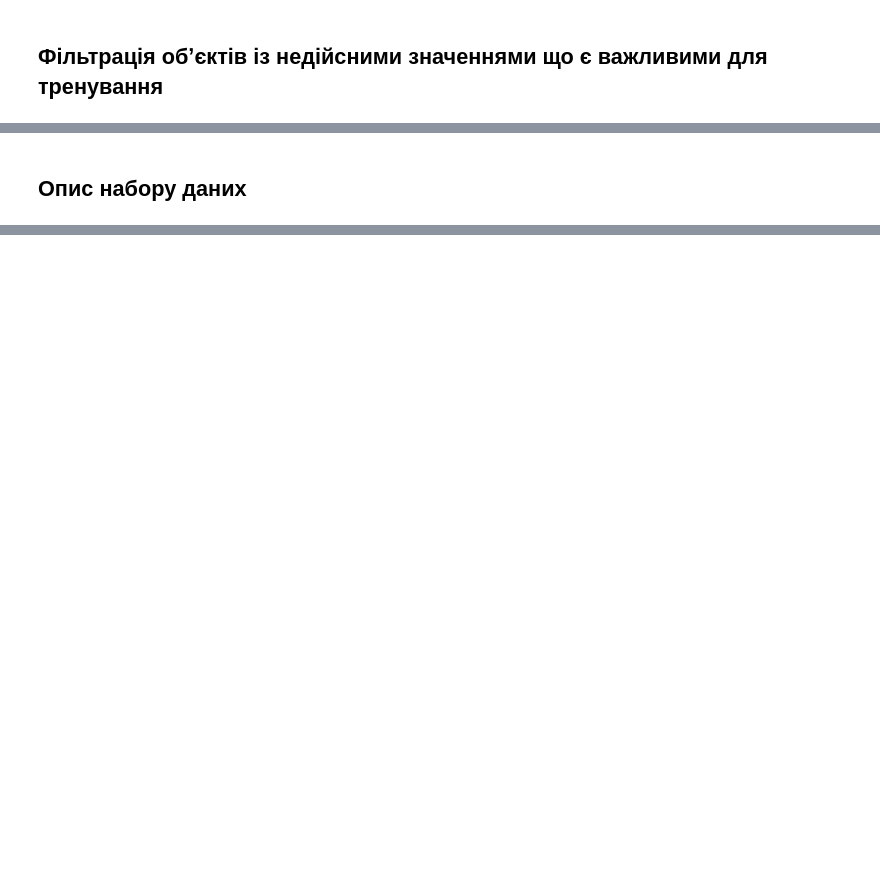
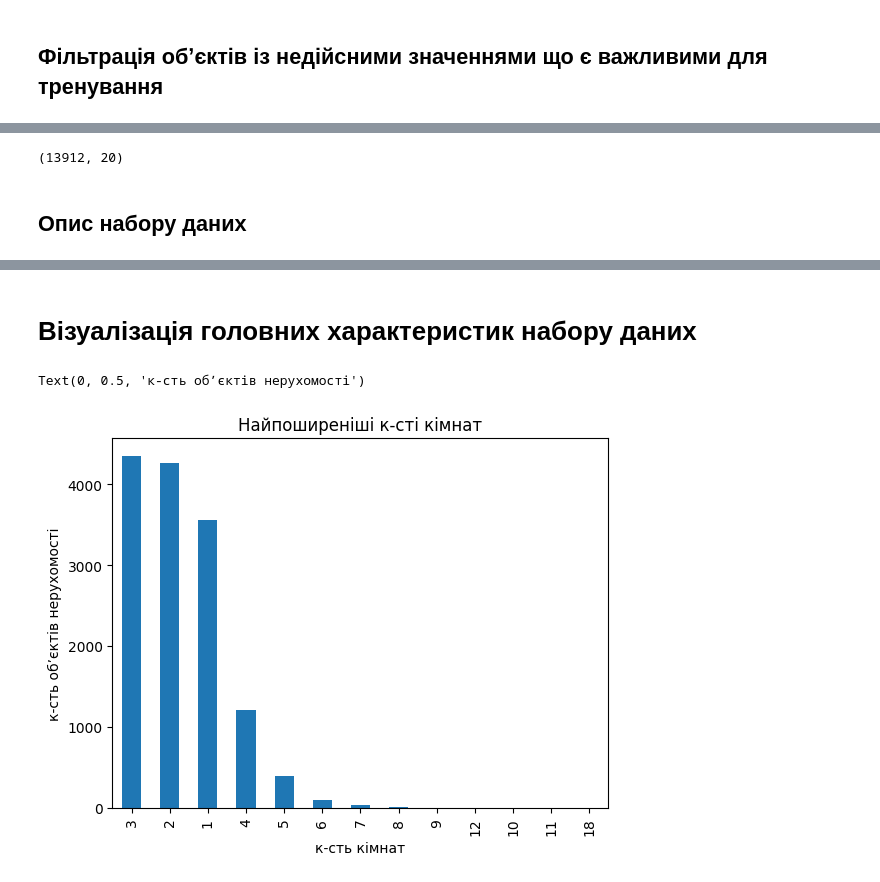
Before and after one commit to Acousticdesk/course-project-data-analysis, a Jupyter notebook: Real Estate Dataset Analysis.ipynb, the cells around one changed output, grey strips where cells are left out. Cells and saved outputs as stored; diff of their text form; code cells hidden in the pictures; blank space fills up the shorter version.

```diff
--- a/Real Estate Dataset Analysis.ipynb
+++ b/Real Estate Dataset Analysis.ipynb
@@ -64,5 +65,0 @@ Length: 20, dtype: object
-# %%
-DOLLAR_EXCHANGE_RATE=36.56
-
-df.loc[df['currency'] == 'USD', 'price'] = df['price'] * DOLLAR_EXCHANGE_RATE
-df['currency'] = 'UAH'
@@ -85,0 +68,5 @@ df[['price', 'currency']]
+# %%
+DOLLAR_EXCHANGE_RATE=36.56
+
+df.loc[df['currency'] == 'UAH', 'price'] = df['price'] / DOLLAR_EXCHANGE_RATE
+df['currency'] = 'USD'
@@ -131,3 +128,10 @@ df.shape
+# %%
+# очистка набору даних від дублікатів
+df = df.loc[~df.duplicated()].reset_index(drop=True).copy()
+# форма набору даних після очистки
+df.shape
+# %% [output]
+(13912, 20)
 # %% [markdown]
 ## Опис набору даних
 # %%
@@ -142,3 +146,12 @@ df.describe()
 | 50% | 3.799587e+08 | 3.656000e+06 | 1519.000000 | 2.000000 | 71.000000 | 37.500000 | 13.000000 | 8.000000 | 16.000000 | ... |
 | 75% | 3.807865e+08 | 6.763600e+06 | 2262.250000 | 3.000000 | 98.000000 | 53.000000 | 19.000000 | 14.000000 | 25.000000 | ... |
 | max | 3.811202e+08 | 4.021600e+08 | 341633.000000 | 18.000000 | 1000.000000 | 450.000000 | 215.000000 | 117.000000 | 55.000000 | ... |
+# %% [markdown]
+# Візуалізація головних характеристик набору даних
+# %%
+ax = df['rooms'].value_counts().plot(kind='bar', title='Найпоширеніші к-сті кімнат')
+ax.set_xlabel('к-сть кімнат')
+ax.set_ylabel('к-сть обʼєктів нерухомості')
+# %% [output]
+Text(0, 0.5, 'к-сть обʼєктів нерухомості')
+[figure, added]
```
Also changed, not shown: parts of 18 cells of this notebook.
